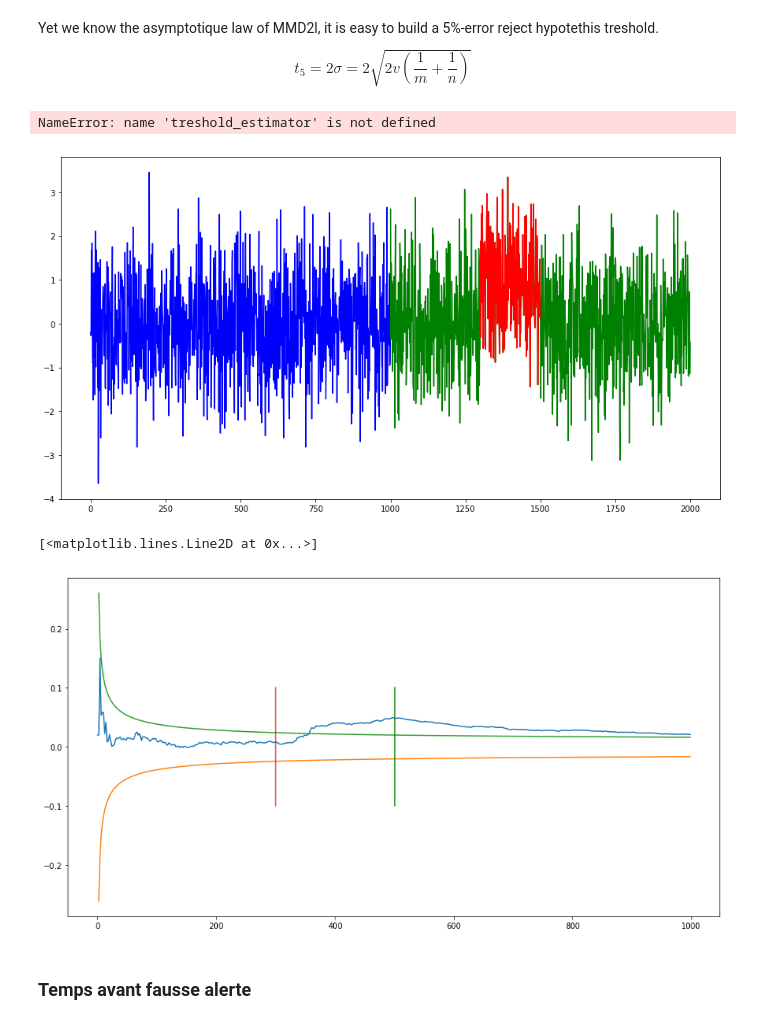
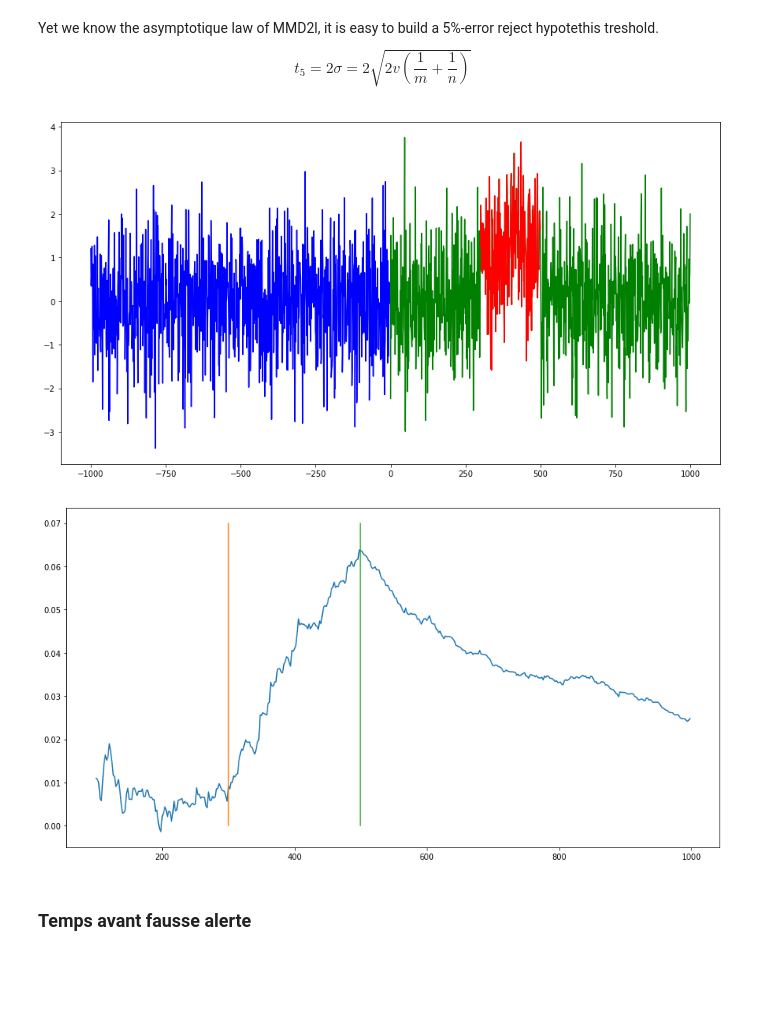
Before and after one commit to kronerte/Memoire, a Jupyter notebook: MMD for two sample test.ipynb, the cells around one changed output. Saved outputs shown, nothing was run; the diff lists cells and outputs as text; code cells hidden in the pictures; blank space fills up the shorter version.

```diff
--- a/MMD for two sample test.ipynb
+++ b/MMD for two sample test.ipynb
@@ -1217,14 +1222,14 @@ class MMD2l():
 # %%
 X = np.random.randn(1000).reshape((1000,1))
 Y = np.random.randn(1000).reshape((1000,1))
 Y[300:500] += 1
-plt.plot(range(1000),X,'b')
-plt.plot(range(1000,2000),Y,'g')
-plt.plot(range(1300,1500),Y[300:500],'r')
-treshold_estimator(X.reshape(1000),lambda x,y: MMDl(x,y,gaussian(5)),100, nb_turn = 100)
+plt.plot(range(-1000,0),X,'b')
+plt.plot(range(1000),Y,'g')
+plt.plot(range(300,500),Y[300:500],'r')
+#treshold_estimator(X.reshape(1000),lambda x,y: MMDl(x,y,gaussian(5)),100, nb_turn = 100)
+plt.savefig("mmd_exemple_signal.eps")
 # %% [output]
-NameError: name 'treshold_estimator' is not defined
-[figure, old version]
+[figure, new version]
 # %%
 m = 1000
 n = 1000
@@ -1238,14 +1242,14 @@ for i in range(0,n//2):
     Liste_mmd.append(MMD.MMD[0])
 # %%
 T = np.arange(0,1000,2)
-plt.plot(T, Liste_mmd)
-plt.plot(T,-2*np.sqrt(MMD.factor_v*(1/T+1/MMD.m)))
-plt.plot(T,2*np.sqrt(MMD.factor_v*(1/T+1/MMD.m)))
-plt.plot([300,300],[0.1,-0.1])
-plt.plot([500,500],[0.1,-0.1],'g')
+plt.plot(T[50:], Liste_mmd[50:],label="OMMD")
+#plt.plot(T,-2*np.sqrt(MMD.factor_v*(1/T+1/MMD.m)))
+#plt.plot(T,2*np.sqrt(MMD.factor_v*(1/T+1/MMD.m)))
+plt.plot([300,300],[0.07,0],label="Begin-perturbation")
+plt.plot([500,500],[0.07,0],label="End-perturbation")
+plt.savefig("mmd_exemple_courbe.eps")
 # %% [output]
-[<matplotlib.lines.Line2D at 0x...>]
-[figure, old version]
+[figure, new version]
 # %% [markdown]
 ### Temps avant fausse alerte
 # %%
```
Also changed, not shown: parts of 11 cells of this notebook, 18 other files.
